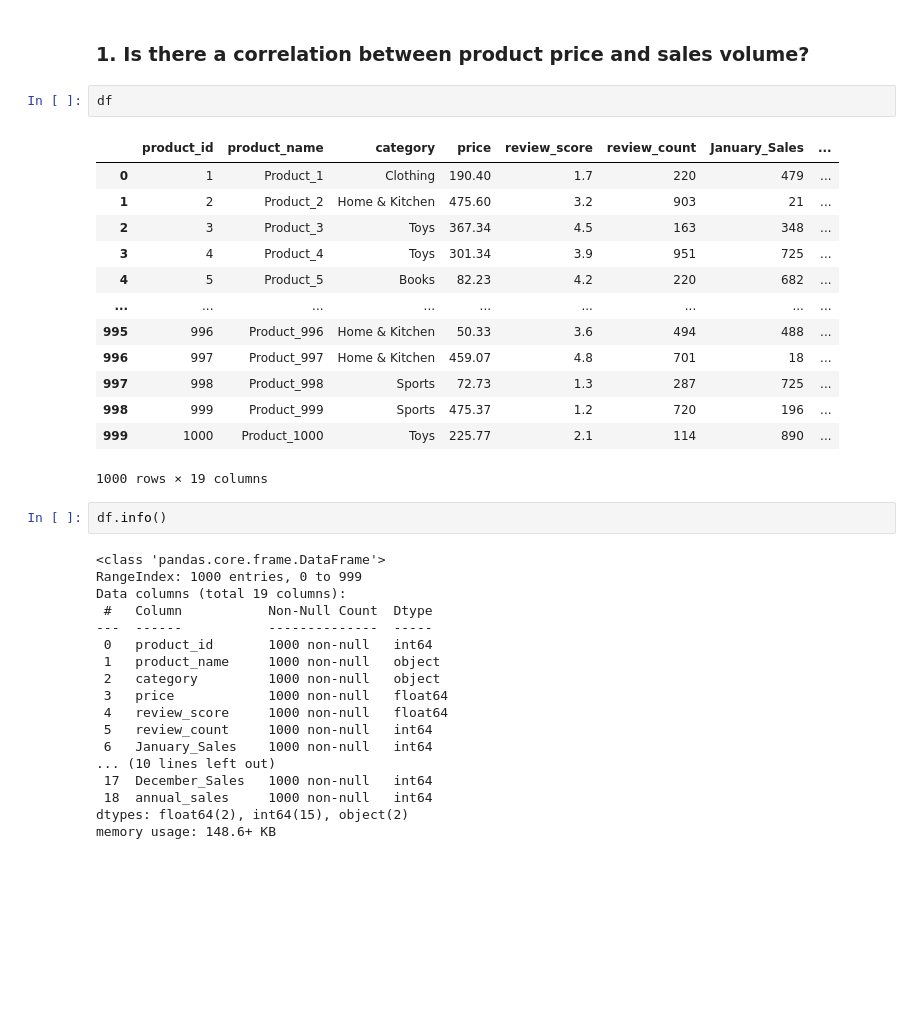
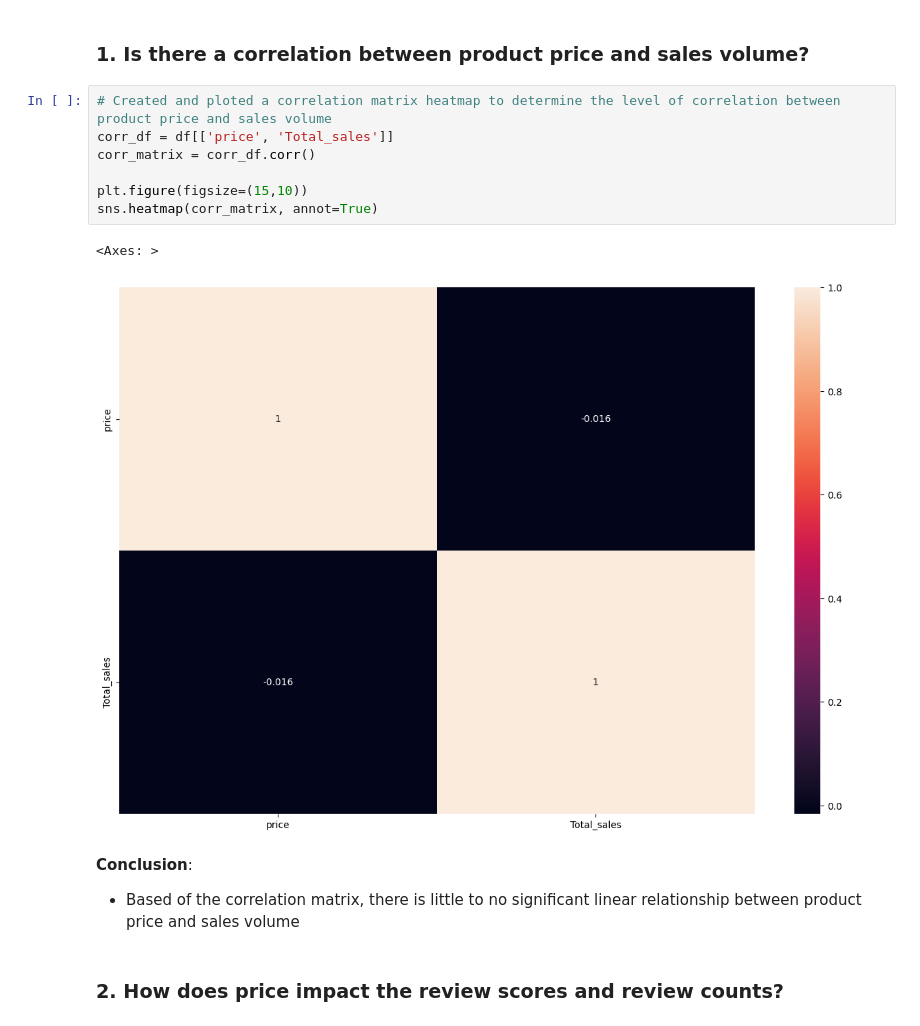
Before and after one commit to Willnguyen02/E-commerce-Sales-Analytics, a Jupyter notebook: Main.ipynb, the cells around one changed output. Saved outputs shown, nothing was run; the diff lists cells and outputs as text; blank space fills up the shorter version.

```diff
--- a/Main.ipynb
+++ b/Main.ipynb
@@ -350,39 +300,18 @@ plt.show()
 ## Pricing Analysis:
 # %% [markdown]
 ### 1. Is there a correlation between product price and sales volume?
-# %%
-df
-# %% [output]
-|  | product_id | product_name | category | price | review_score | review_count | January_Sales | ... |
-| 0 | 1 | Product_1 | Clothing | 190.40 | 1.7 | 220 | 479 | ... |
-| 1 | 2 | Product_2 | Home & Kitchen | 475.60 | 3.2 | 903 | 21 | ... |
-| 2 | 3 | Product_3 | Toys | 367.34 | 4.5 | 163 | 348 | ... |
-| 3 | 4 | Product_4 | Toys | 301.34 | 3.9 | 951 | 725 | ... |
-| 4 | 5 | Product_5 | Books | 82.23 | 4.2 | 220 | 682 | ... |
-| ... | ... | ... | ... | ... | ... | ... | ... | ... |
-| 995 | 996 | Product_996 | Home & Kitchen | 50.33 | 3.6 | 494 | 488 | ... |
-| 996 | 997 | Product_997 | Home & Kitchen | 459.07 | 4.8 | 701 | 18 | ... |
-| 997 | 998 | Product_998 | Sports | 72.73 | 1.3 | 287 | 725 | ... |
-| 998 | 999 | Product_999 | Sports | 475.37 | 1.2 | 720 | 196 | ... |
-| 999 | 1000 | Product_1000 | Toys | 225.77 | 2.1 | 114 | 890 | ... |
-1000 rows × 19 columns
-# %%
-df.info()
-# %% [output]
-<class 'pandas.core.frame.DataFrame'>
-RangeIndex: 1000 entries, 0 to 999
-Data columns (total 19 columns):
- #   Column           Non-Null Count  Dtype
----  ------           --------------  -----
- 0   product_id       1000 non-null   int64
- 1   product_name     1000 non-null   object
- 2   category         1000 non-null   object
- 3   price            1000 non-null   float64
- 4   review_score     1000 non-null   float64
- 5   review_count     1000 non-null   int64
- 6   January_Sales    1000 non-null   int64
-... (10 lines left out)
- 17  December_Sales   1000 non-null   int64
- 18  annual_sales     1000 non-null   int64
-dtypes: float64(2), int64(15), object(2)
-memory usage: 148.6+ KB
+# %%
+# Created and ploted a correlation matrix heatmap to determine the level of correlation between product price and sales volume
+corr_df = df[['price', 'Total_sales']]
+corr_matrix = corr_df.corr()
+
+plt.figure(figsize=(15,10))
+sns.heatmap(corr_matrix, annot=True)
+# %% [output]
+<Axes: >
+[figure, added]
+# %% [markdown]
+**Conclusion**:
+- Based of the correlation matrix, there is little to no significant linear relationship between product price and sales volume
+# %% [markdown]
+### 2. How does price impact the review scores and review counts?
```
Also changed, not shown: parts of 32 cells of this notebook.
